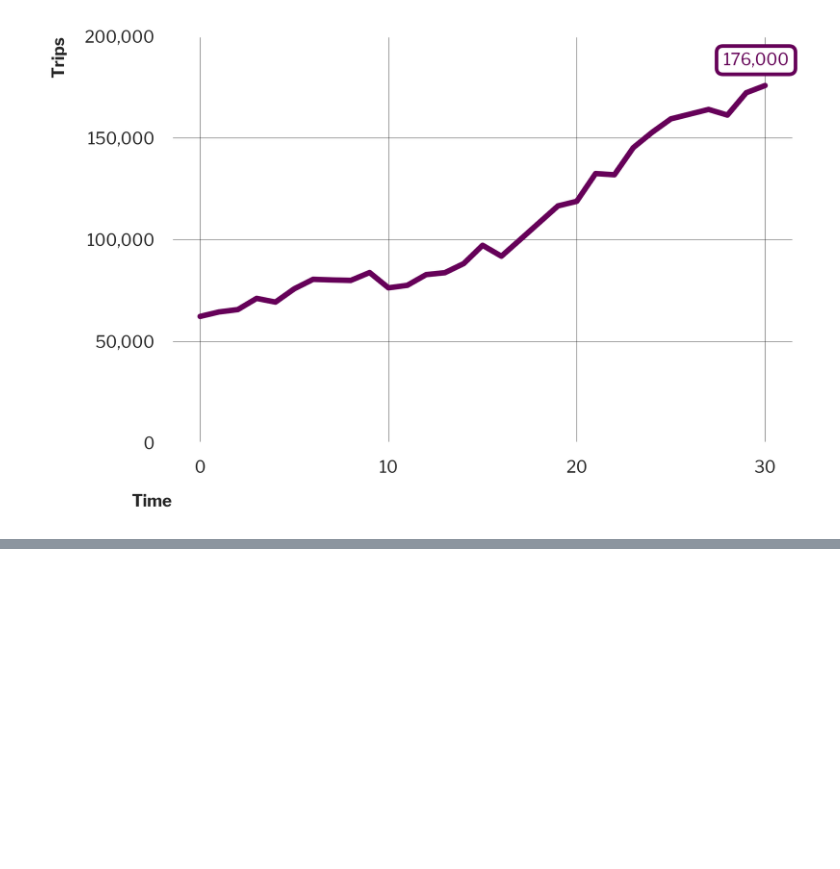
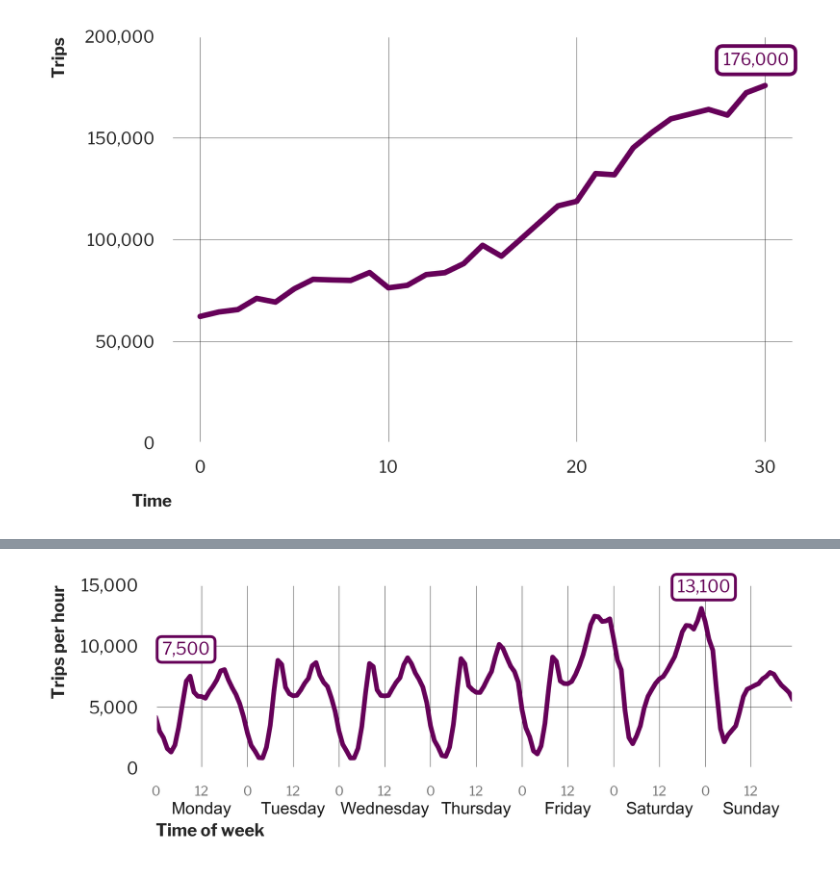
Before and after one commit to CityofToronto/bdit_python_utilities, a Jupyter notebook: charts/module_test.ipynb, the cells around one changed output, grey strips where cells are left out. Cells and saved outputs as stored; diff of their text form; code cells hidden in the pictures; blank space fills up the shorter version.

```diff
--- a/charts/module_test.ipynb
+++ b/charts/module_test.ipynb
@@ -163,0 +191,42 @@ fig
+# %%
+fig, ax =plt.subplots()
+ax.plot(count_18['count'], linewidth = 2.5, color = purple)
+
+plt.grid()
+ax.set_facecolor('xkcd:white')
+
+plt.xlabel('Time of week', fontname = 'Libre Franklin', fontsize=9, horizontalalignment='left', x=0, labelpad=3, fontweight = 'bold')
+ax.set_ylim([0,15000])
+
+ax.grid(color='k', linestyle='-', linewidth=0.2)
+plt.ylabel('Trips per hour', fontname = 'Libre Franklin', fontsize=9, horizontalalignment='right', y=1, labelpad=7, fontweight = 'bold')
+fig.set_size_inches(6.1, 1.8)
+
+
+
+ax.yaxis.set_major_formatter(mpl.ticker.StrMethodFormatter('{x:,.0f}'))
+plt.yticks(range(0,16000,5000), fontsize =9)
+
+ax.set_xticks(range(0,180,12))
+ax.set_xticklabels(['0','12','0','12',
+                                                    '0','12','0','12',
+                                 '0','12','0','12','0','12'], fontname = 'Libre Franklin', fontsize = 7, color = '#777777')
+
+ax.xaxis.set_minor_locator(ticker.FixedLocator(list(range(12,180,24))))
+ax.xaxis.set_minor_formatter(ticker.FixedFormatter(['Monday','Tuesday',
+                                                    'Wednesday','Thursday',
+                                 'Friday','Saturday','Sunday']))
+plt.yticks( fontname = 'Libre Franklin', fontsize=9)
+ax.tick_params(axis='x', which='minor', colors = 'k', labelsize=9, pad =14)
+
+props = dict(boxstyle='round, pad=0.3',edgecolor=purple, linewidth = 1.5, facecolor = 'w', alpha=1)
+plt.text(0.01, 0.69, '7,500', transform=ax.transAxes, wrap = True, fontsize=9, fontname = 'Libre Franklin',
+        verticalalignment='top', bbox=props, color = purple)
+
+plt.text(0.86, 1.03, '13,100', transform=ax.transAxes, wrap = True, fontsize=9, fontname = 'Libre Franklin',
+        verticalalignment='top', ha = 'center', bbox=props, color = purple)
+
+ax.set_xlim([0,167])
+plt.show()
+# %% [output]
+[figure, added]
```
Also changed, not shown: parts of 6 cells of this notebook, 4 other files.
